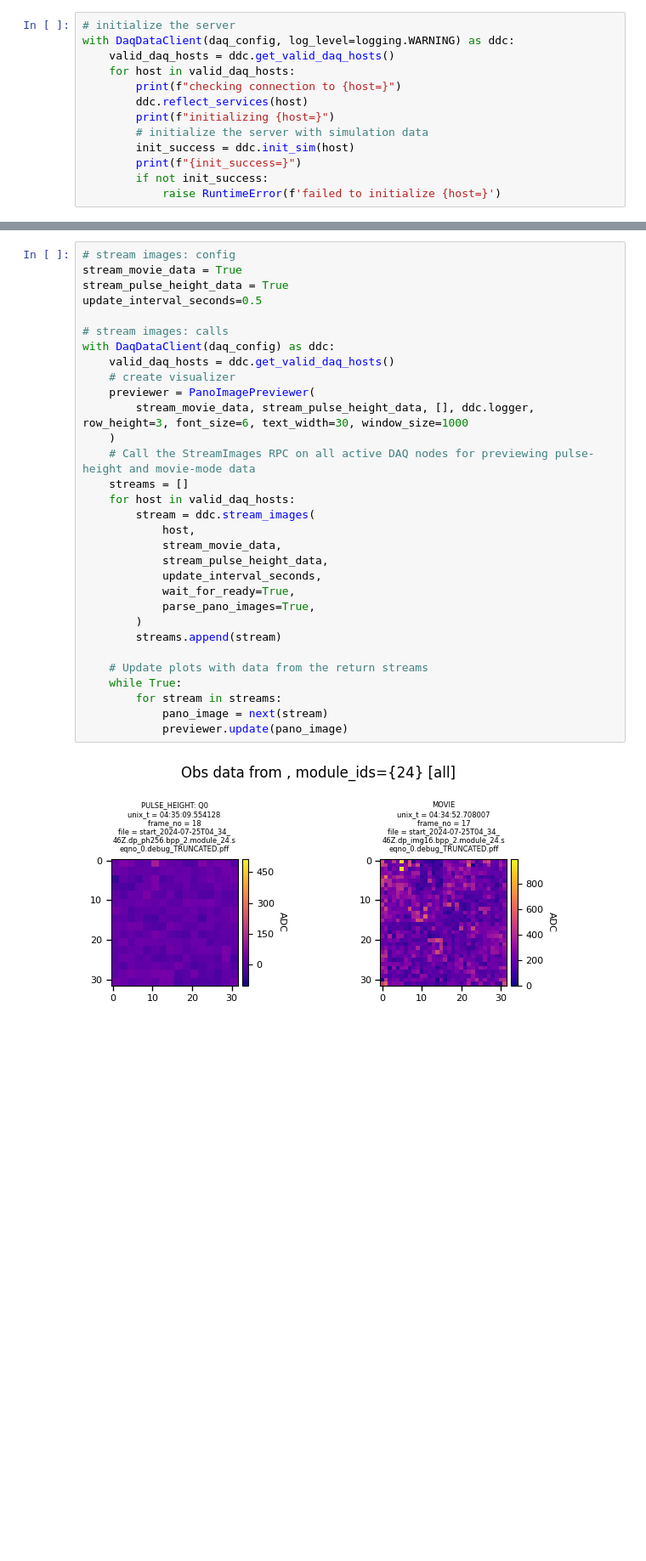
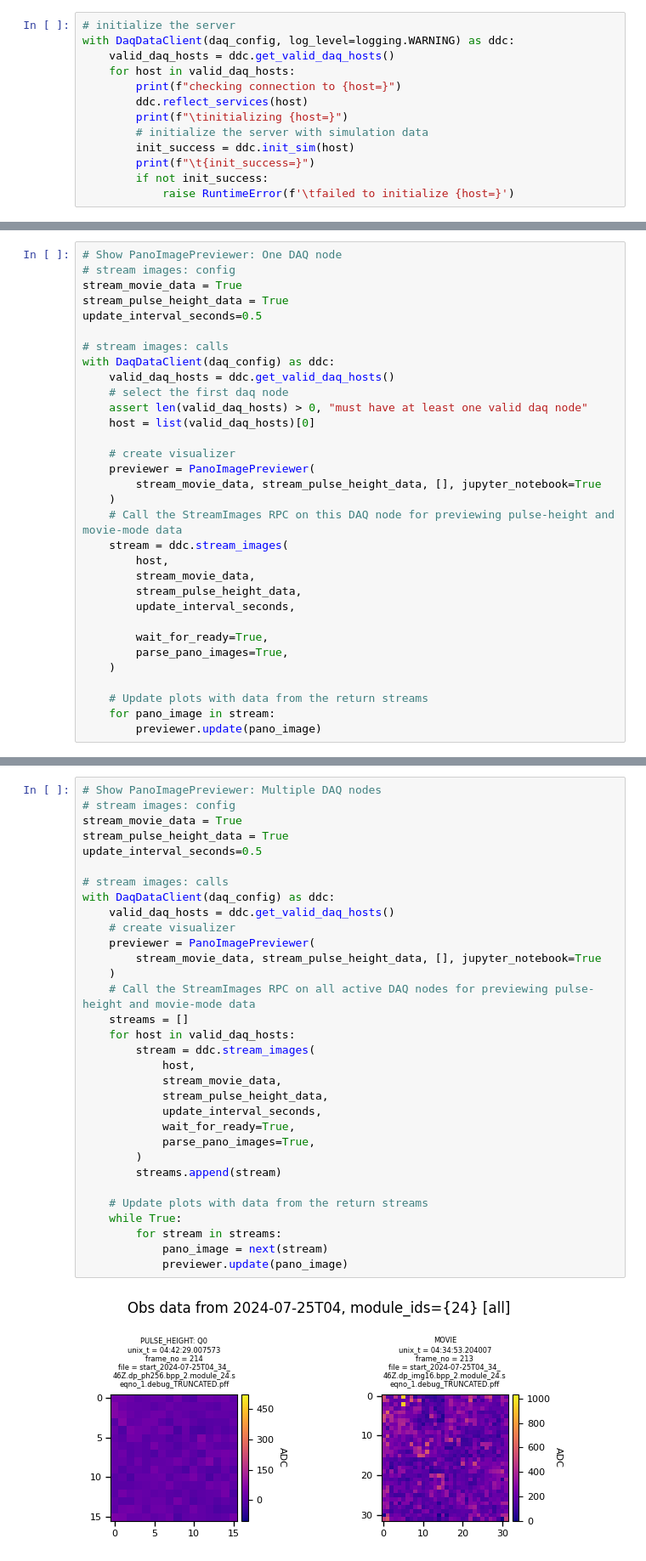
Before and after one commit to panoseti/panoseti_grpc, a Jupyter notebook: client_api_test.ipynb, the cells around one changed output, grey strips where cells are left out. Shown at 85% size. Drawn from its saved outputs; the diff is of its cells as text; blank space fills up the shorter version.

Commit message:
refactor: move visualization classes PulseHeightDistribution and PanoImagePreviewer to a new file: daq_data_visualizations.py

```diff
--- a/client_api_test.ipynb
+++ b/client_api_test.ipynb
@@ -156,11 +32,11 @@ with DaqDataClient(daq_config, log_level=logging.WARNING) as ddc:
     for host in valid_daq_hosts:
         print(f"checking connection to {host=}")
         ddc.reflect_services(host)
-        print(f"initializing {host=}")
+        print(f"\tinitializing {host=}")
         # initialize the server with simulation data
         init_success = ddc.init_sim(host)
-        print(f"{init_success=}")
+        print(f"\t{init_success=}")
         if not init_success:
-            raise RuntimeError(f'failed to initialize {host=}')
+            raise RuntimeError(f'\tfailed to initialize {host=}')
 # %% [output]
 checking connection to host='localhost'
@@ -175,0 +45,32 @@ init_success=True
+# %%
+# Show PanoImagePreviewer: One DAQ node
+# stream images: config
+stream_movie_data = True
+stream_pulse_height_data = True
+update_interval_seconds=0.5
+
+# stream images: calls
+with DaqDataClient(daq_config) as ddc:
+    valid_daq_hosts = ddc.get_valid_daq_hosts()
+    # select the first daq node
+    assert len(valid_daq_hosts) > 0, "must have at least one valid daq node"
+    host = list(valid_daq_hosts)[0]
+
+    # create visualizer
+    previewer = PanoImagePreviewer(
+        stream_movie_data, stream_pulse_height_data, [], jupyter_notebook=True
+    )
+    # Call the StreamImages RPC on this DAQ node for previewing pulse-height and movie-mode data
+    stream = ddc.stream_images(
+        host,
+        stream_movie_data,
+        stream_pulse_height_data,
+        update_interval_seconds,
+
+        wait_for_ready=True,
+        parse_pano_images=True,
+    )
+
+    # Update plots with data from the return streams
+    for pano_image in stream:
+        previewer.update(pano_image)
@@ -176,33 +79,34 @@ init_success=True
 # %%
+# Show PanoImagePreviewer: Multiple DAQ nodes
 # stream images: config
 stream_movie_data = True
 stream_pulse_height_data = True
 update_interval_seconds=0.5
 
 # stream images: calls
 with DaqDataClient(daq_config) as ddc:
     valid_daq_hosts = ddc.get_valid_daq_hosts()
     # create visualizer
     previewer = PanoImagePreviewer(
-        stream_movie_data, stream_pulse_height_data, [], ddc.logger, row_height=3, font_size=6, text_width=30, window_size=1000
+        stream_movie_data, stream_pulse_height_data, [], jupyter_notebook=True
     )
     # Call the StreamImages RPC on all active DAQ nodes for previewing pulse-height and movie-mode data
     streams = []
     for host in valid_daq_hosts:
         stream = ddc.stream_images(
             host,
             stream_movie_data,
             stream_pulse_height_data,
             update_interval_seconds,
             wait_for_ready=True,
             parse_pano_images=True,
         )
         streams.append(stream)
 
     # Update plots with data from the return streams
     while True:
         for stream in streams:
             pano_image = next(stream)
             previewer.update(pano_image)
 # %% [output]
-[figure, old version]
+[figure, new version]
```
Also changed, not shown: parts of 4 cells of this notebook, 4 other files.
